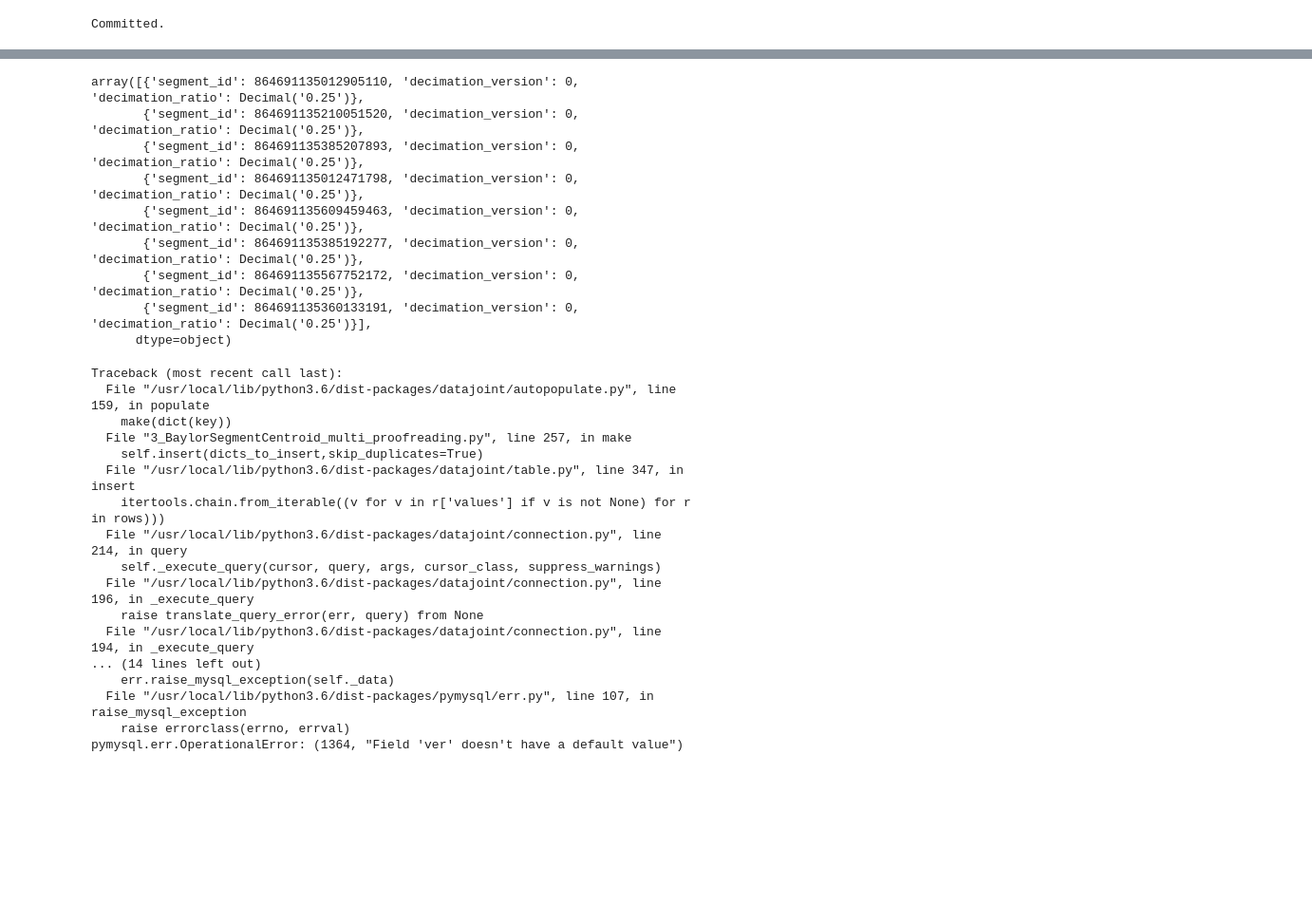
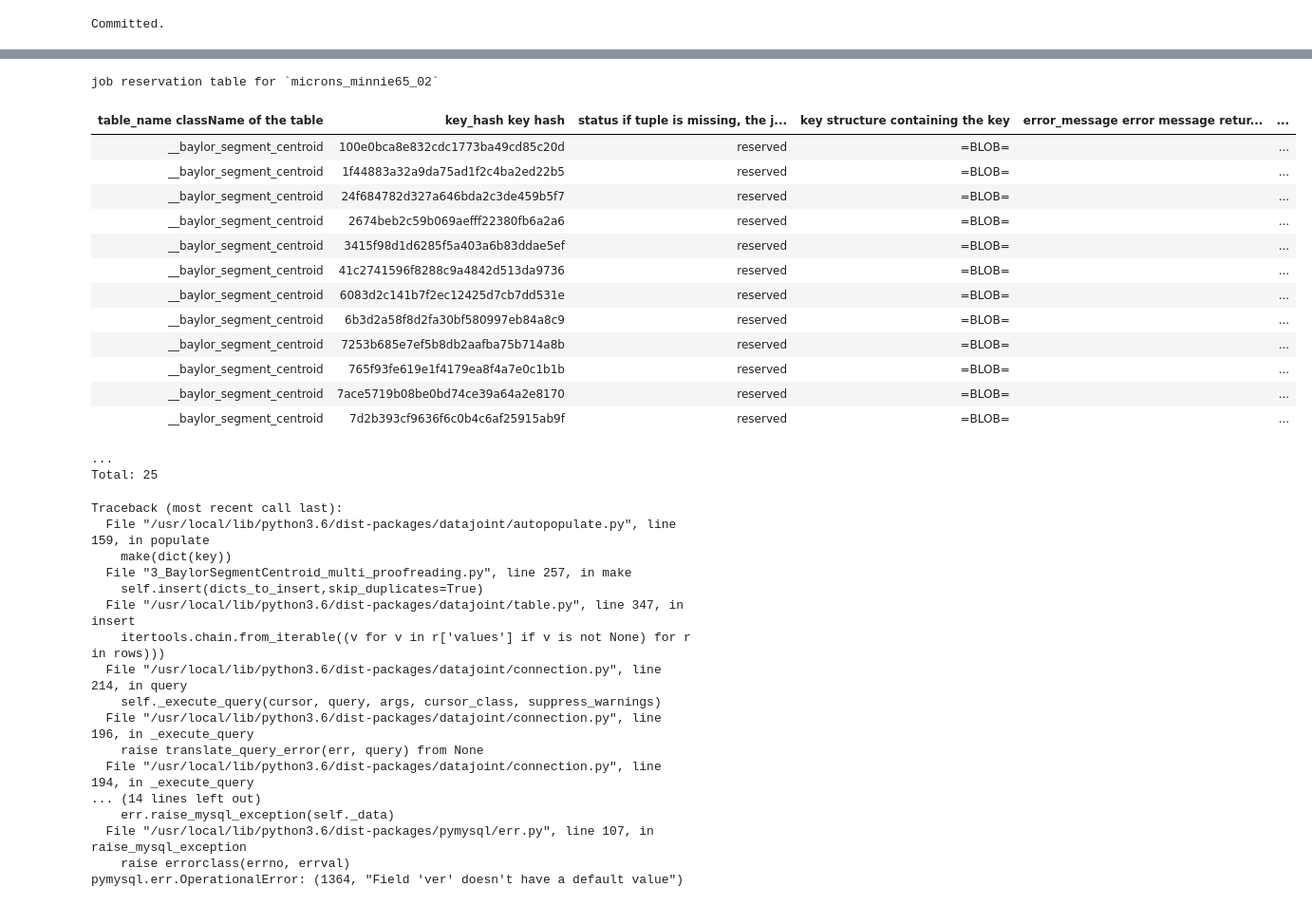
Before and after one commit to celiibrendan/neuron_mesh_tools, a Jupyter notebook: Auto_Proofreading/Preprocessing_Pipeline/Inspecting_Proofreading_Pipeline.ipynb, the cells around one changed output, grey strips where cells are left out. Shown: that part at 95% size. Drawn from its saved outputs; the diff is of its cells as text; code cells hidden in the pictures; blank space fills up the shorter version.

```diff
--- a/Auto_Proofreading/Preprocessing_Pipeline/Inspecting_Proofreading_Pipeline.ipynb
+++ b/Auto_Proofreading/Preprocessing_Pipeline/Inspecting_Proofreading_Pipeline.ipynb
@@ -104,15 +167,22 @@ Committed.
 # %%
-((schema.jobs & "table_name='__baylor_segment_centroid'") & "status='error'").fetch("key")#.delete()
+((schema.jobs & "table_name='__baylor_segment_centroid'") )#& "status='error'").fetch("key")#.delete()
 # %% [output]
-array([{'segment_id': 864691135012905110, 'decimation_version': 0, 'decimation_ratio': Decimal('0.25')},
-       {'segment_id': 864691135210051520, 'decimation_version': 0, 'decimation_ratio': Decimal('0.25')},
-       {'segment_id': 864691135385207893, 'decimation_version': 0, 'decimation_ratio': Decimal('0.25')},
-       {'segment_id': 864691135012471798, 'decimation_version': 0, 'decimation_ratio': Decimal('0.25')},
-       {'segment_id': 864691135609459463, 'decimation_version': 0, 'decimation_ratio': Decimal('0.25')},
-       {'segment_id': 864691135385192277, 'decimation_version': 0, 'decimation_ratio': Decimal('0.25')},
-       {'segment_id': 864691135567752172, 'decimation_version': 0, 'decimation_ratio': Decimal('0.25')},
-       {'segment_id': 864691135360133191, 'decimation_version': 0, 'decimation_ratio': Decimal('0.25')}],
-      dtype=object)
+job reservation table for `microns_minnie65_02`
+| table_name className of the table | key_hash key hash | status if tuple is missing, the j... | key structure containing the key | error_message error message retur... | ... |
+| __baylor_segment_centroid | 100e0bca8e832cdc1773ba49cd85c20d | reserved | =BLOB= |  | ... |
+| __baylor_segment_centroid | 1f44883a32a9da75ad1f2c4ba2ed22b5 | reserved | =BLOB= |  | ... |
+| __baylor_segment_centroid | 24f684782d327a646bda2c3de459b5f7 | reserved | =BLOB= |  | ... |
+| __baylor_segment_centroid | 2674beb2c59b069aefff22380fb6a2a6 | reserved | =BLOB= |  | ... |
+| __baylor_segment_centroid | 3415f98d1d6285f5a403a6b83ddae5ef | reserved | =BLOB= |  | ... |
+| __baylor_segment_centroid | 41c2741596f8288c9a4842d513da9736 | reserved | =BLOB= |  | ... |
+| __baylor_segment_centroid | 6083d2c141b7f2ec12425d7cb7dd531e | reserved | =BLOB= |  | ... |
+| __baylor_segment_centroid | 6b3d2a58f8d2fa30bf580997eb84a8c9 | reserved | =BLOB= |  | ... |
+| __baylor_segment_centroid | 7253b685e7ef5b8db2aafba75b714a8b | reserved | =BLOB= |  | ... |
+| __baylor_segment_centroid | 765f93fe619e1f4179ea8f4a7e0c1b1b | reserved | =BLOB= |  | ... |
+| __baylor_segment_centroid | 7ace5719b08be0bd74ce39a64a2e8170 | reserved | =BLOB= |  | ... |
+| __baylor_segment_centroid | 7d2b393cf9636f6c0b4c6af25915ab9f | reserved | =BLOB= |  | ... |
+...
+Total: 25
 # %%
 print((schema.jobs & "key_hash = '7d2b393cf9636f6c0b4c6af25915ab9f'").fetch1("error_stack"))
 # %% [output]
```
Also changed, not shown: parts of 15 cells of this notebook, 2 other files.
